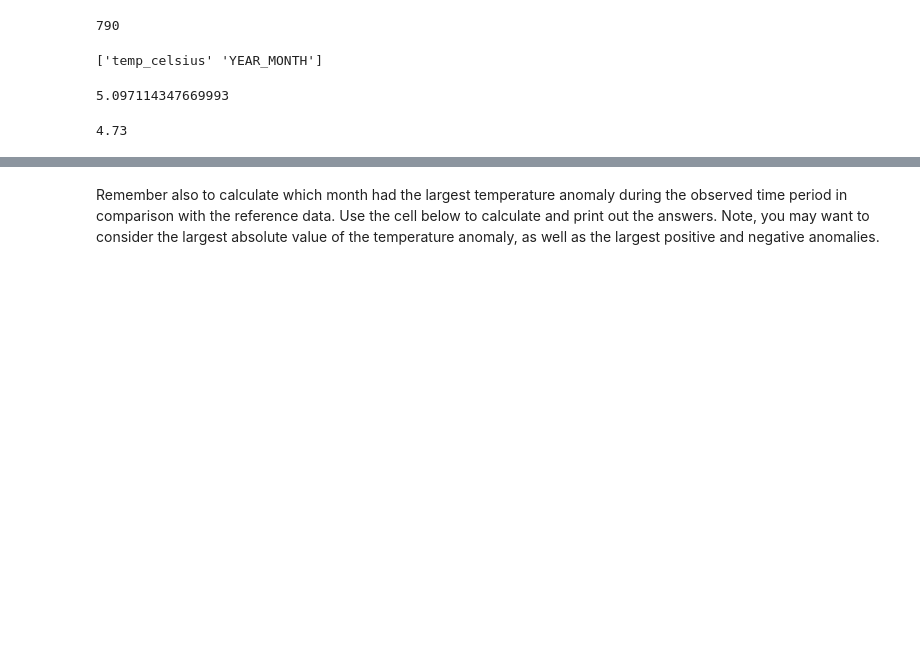
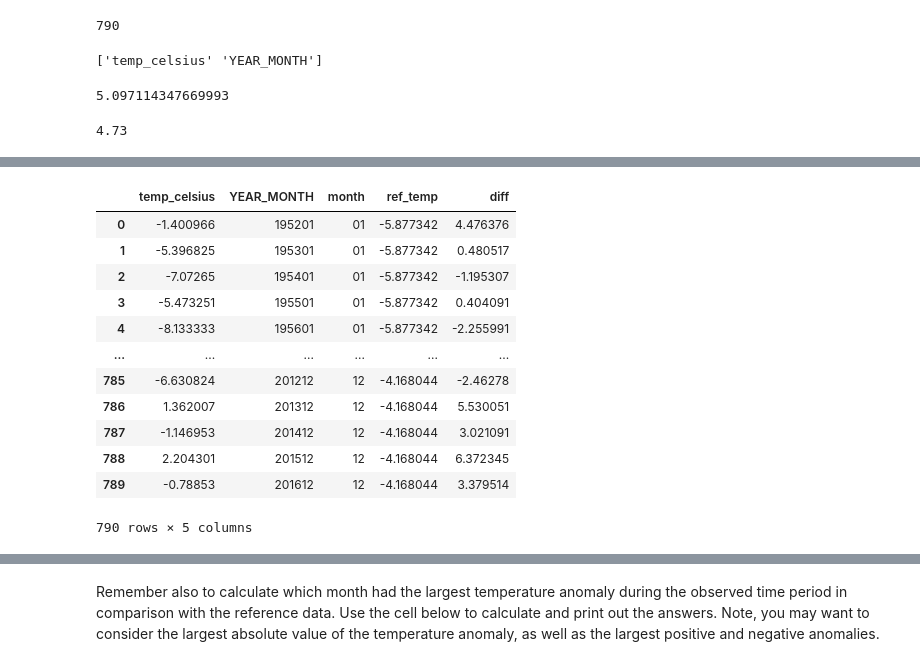
Before and after one commit to Geo-Python-2022/exercise-6-ellivikstedt, a Jupyter notebook: Exercise-6-problems-1-3.ipynb, the cells around one changed output, grey strips where cells are left out. Cells and saved outputs as stored; diff of their text form; code cells hidden in the pictures; blank space fills up the shorter version.

```diff
--- a/Exercise-6-problems-1-3.ipynb
+++ b/Exercise-6-problems-1-3.ipynb
@@ -275,3 +346,28 @@ monthly_data.head()
+# %%
+# First we need to separate months from YEAR_MONTH column of the monthly_data dataframe
+monthly_data["month"] = monthly_data["YEAR_MONTH"].str.slice(start=4, stop=6)
+
+# Now monthly_data and ref_temps have same column name for month values so they can be joined
+monthly_data = monthly_data.merge(ref_temps, on="month")
+
+# A new column for difference between temp_celsius and ref_temp is created
+monthly_data["diff"] = monthly_data["temp_celsius"] - monthly_data["ref_temp"]
+
+monthly_data
+# %% [output]
+|  | temp_celsius | YEAR_MONTH | month | ref_temp | diff |
+| 0 | -1.400966 | 195201 | 01 | -5.877342 | 4.476376 |
+| 1 | -5.396825 | 195301 | 01 | -5.877342 | 0.480517 |
+| 2 | -7.07265 | 195401 | 01 | -5.877342 | -1.195307 |
+| 3 | -5.473251 | 195501 | 01 | -5.877342 | 0.404091 |
+| 4 | -8.133333 | 195601 | 01 | -5.877342 | -2.255991 |
+| ... | ... | ... | ... | ... | ... |
+| 785 | -6.630824 | 201212 | 12 | -4.168044 | -2.46278 |
+| 786 | 1.362007 | 201312 | 12 | -4.168044 | 5.530051 |
+| 787 | -1.146953 | 201412 | 12 | -4.168044 | 3.021091 |
+| 788 | 2.204301 | 201512 | 12 | -4.168044 | 6.372345 |
+| 789 | -0.78853 | 201612 | 12 | -4.168044 | 3.379514 |
+790 rows × 5 columns
 # %%
 # Print out desriptive statistics for the relevant columns:
 monthly_data[["temp_celsius", "ref_temp", "diff"]].describe()
```
Also changed, not shown: parts of 11 cells of this notebook.
